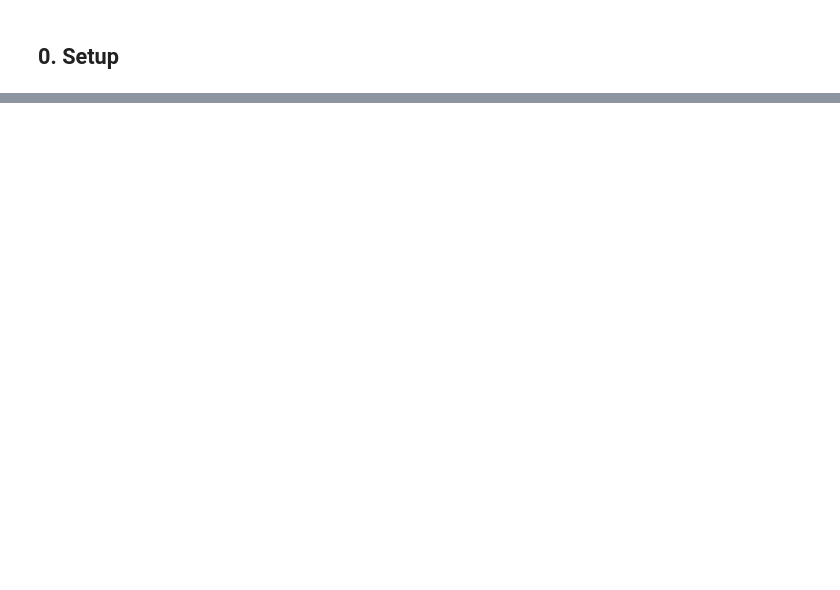
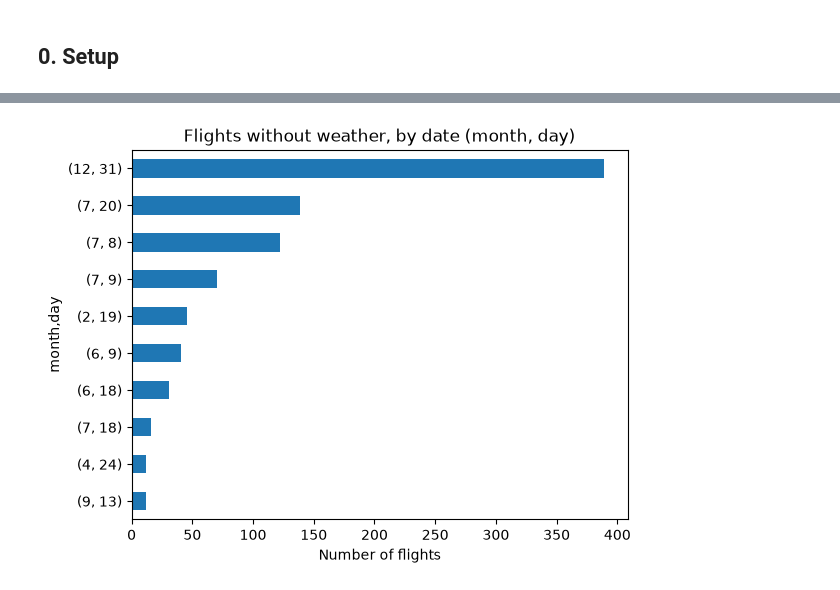
Before and after one commit to seyhasenganz/my-sql-assignment, a Jupyter notebook: flight_weather_analysis/Flight_Weather_Delay_Analysis.ipynb, the cells around one changed output, grey strips where cells are left out. Drawn from its saved outputs; the diff is of its cells as text; code cells hidden in the pictures; blank space fills up the shorter version.

```diff
--- a/flight_weather_analysis/Flight_Weather_Delay_Analysis.ipynb
+++ b/flight_weather_analysis/Flight_Weather_Delay_Analysis.ipynb
@@ -750,0 +113,16 @@ This is the version we recommend.
+# %%
+# Left join: keep every flight, add weather where the key matches
+# Key_Flight and Key_Weather = origin-year-month-day-hour, e.g. SEA-2014-1-1-0 (same key as our Excel VLOOKUP)
+# We only bring across the weather measurements - origin, year, month, day and hour are already in the flight file
+
+weather_cols = ['Key_Weather', 'temp', 'dewp', 'humid', 'wind_dir', 'wind_speed',
+                'wind_gust', 'precip', 'pressure', 'visib']
+
+df = pd.merge(df_flights,
+              df_weather[weather_cols],
+              left_on='Key_Flight',
+              right_on='Key_Weather',
+              how='left')
+
+print('Flights before join:', len(df_flights))
+print('Rows after join:    ', len(df))
@@ -750,0 +150,16 @@ This is the version we recommend.
+# %%
+# Do the unmatched flights have anything in common?
+unmatched = df[df['Key_Weather'].isnull()]
+
+# 1. Cancelled flights have no departure time, so their key ends in "-NA"
+cancelled = unmatched['dep_time'].isnull().sum()
+
+# 2. Flights that left at exactly midnight are recorded as hour 24 - weather uses 0-23
+hour_24 = (unmatched['hour'] == 24).sum()
+
+# 3. The rest: flights in an hour that is missing from the weather file
+missing_weather = not_matched - cancelled - hour_24
+
+print('Cancelled flights:           ', cancelled)
+print('Hour recorded as 24:         ', hour_24)
+print('Hour missing in weather file:', missing_weather)
@@ -750,0 +170,8 @@ This is the version we recommend.
+# %%
+# Which dates are missing weather?
+missing = unmatched[unmatched['dep_time'].notnull() & (unmatched['hour'] != 24)]
+missing_dates = missing.groupby(['month', 'day']).size().sort_values(ascending=False)
+print(missing_dates.head(10))
+
+# The weather file stops on 30 December
+print('Last weather day:', df_weather[df_weather['month'] == 12]['day'].max())
@@ -750,0 +192,7 @@ This is the version we recommend.
+# %%
+missing_dates.head(10).sort_values().plot(kind='barh')
+plt.title('Flights without weather, by date (month, day)')
+plt.xlabel('Number of flights')
+plt.show()
+# %% [output]
+[figure, added]
```
Also changed, not shown: parts of 115 cells of this notebook, 1 other file.
